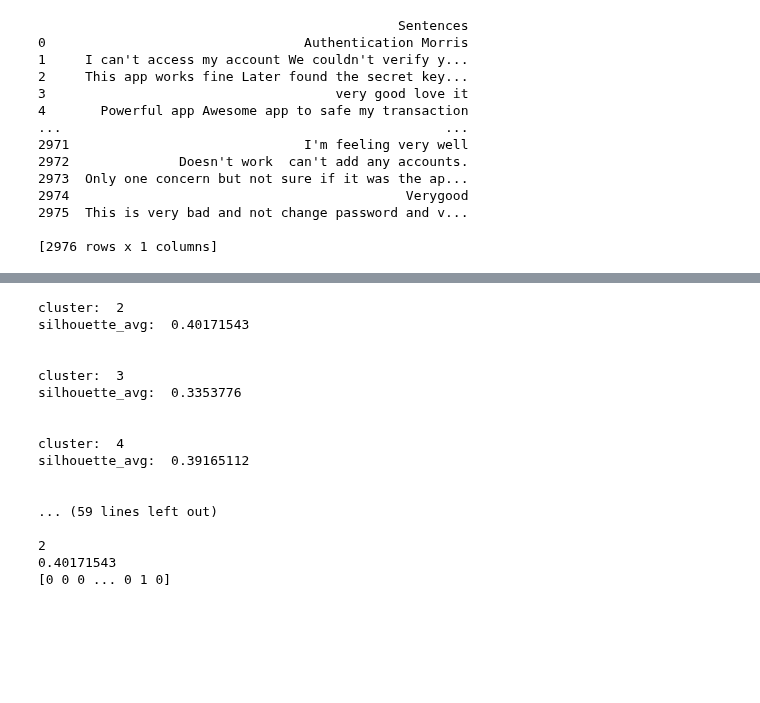
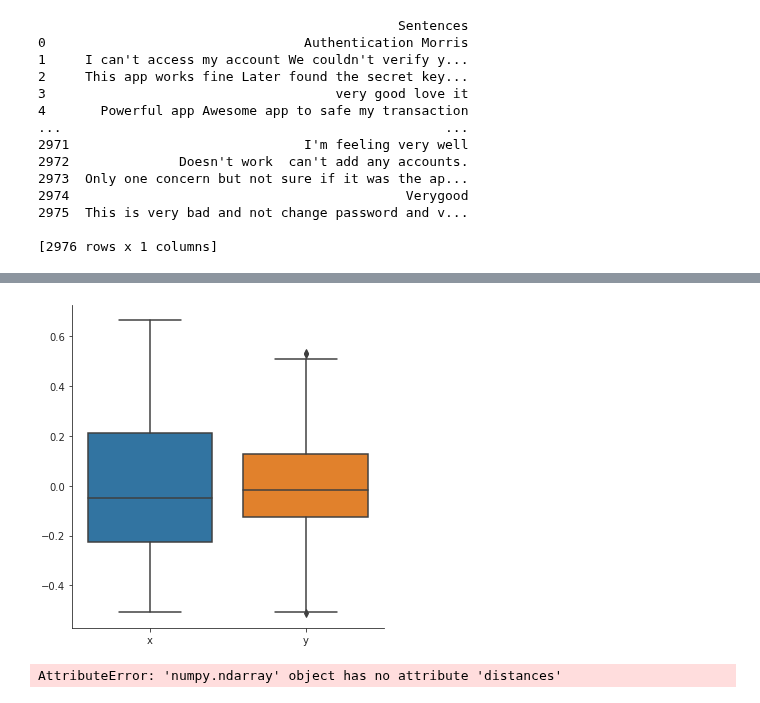
Before and after one commit to LuisSante/Text-segmentation-using-Agglomerative-Clustering, a Jupyter notebook: NLP - Clustering/exp_clusters_2.ipynb, the cells around one changed output, grey strips where cells are left out. Saved outputs shown, nothing was run; the diff lists cells and outputs as text; code cells hidden in the pictures; blank space fills up the shorter version.

```diff
--- a/NLP - Clustering/exp_clusters_2.ipynb
+++ b/NLP - Clustering/exp_clusters_2.ipynb
@@ -82,3 +131,8 @@ array([[-46.17282  ,   1.6743292],
+# %%
+with sns.axes_style(style='ticks'):
+    g = sns.factorplot(data=distribution, kind="box")
+# %% [output]
+[figure, added]
 # %%
 def best_cluster_agglomerative(j):
     best_k = 0
@@ -101,25 +159,9 @@ def best_cluster_agglomerative(j):
 
     return best_k, best_average, best_cluster[best_k-2]
 # %%
-best_k_HC, best_average_HC, best_cluster = best_cluster_agglomerative(20)
+best_k_HC, best_average_HC, best_cluster = best_cluster_agglomerative(10)
 print(best_k_HC)
 print(best_average_HC)
 print(best_cluster)
 # %% [output]
-cluster:  2
-silhouette_avg:  0.40171543
-
-
-cluster:  3
-silhouette_avg:  0.3353776
-
-
-cluster:  4
-silhouette_avg:  0.39165112
-
-
-... (59 lines left out)
-
-2
-0.40171543
-[0 0 0 ... 0 1 0]
+AttributeError: 'numpy.ndarray' object has no attribute 'distances'
```
Also changed, not shown: parts of 14 cells of this notebook, 3 other files.
